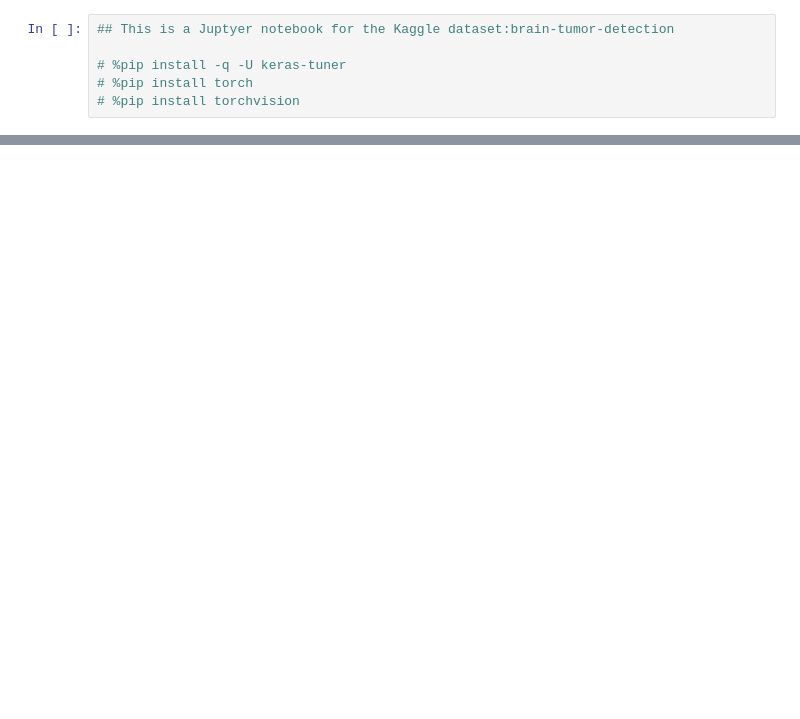
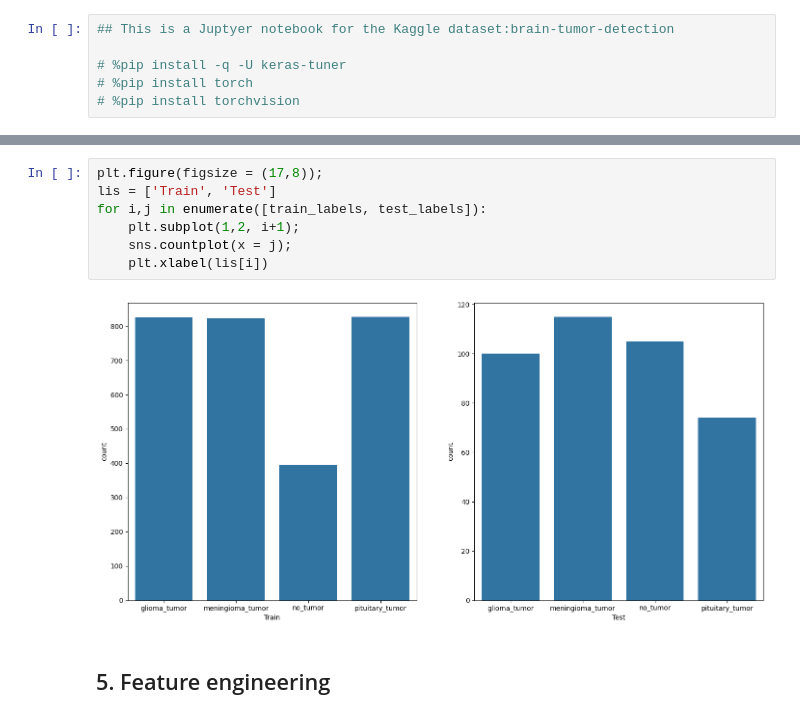
Before and after one commit to Oikiy/Brain_tumor_remote, a Jupyter notebook: Notebook.ipynb, the cells around one changed output, grey strips where cells are left out. Cells and saved outputs as stored; diff of their text form; blank space fills up the shorter version.

```diff
--- a/Notebook.ipynb
+++ b/Notebook.ipynb
@@ -125,0 +151,11 @@ array([[[[0, 0, 0],
+# %%
+plt.figure(figsize = (17,8));
+lis = ['Train', 'Test']
+for i,j in enumerate([train_labels, test_labels]):
+    plt.subplot(1,2, i+1);
+    sns.countplot(x = j);
+    plt.xlabel(lis[i])
+# %% [output]
+[figure, added]
+# %% [markdown]
+## 5. Feature engineering
```
Also changed, not shown: parts of 22 cells of this notebook.
